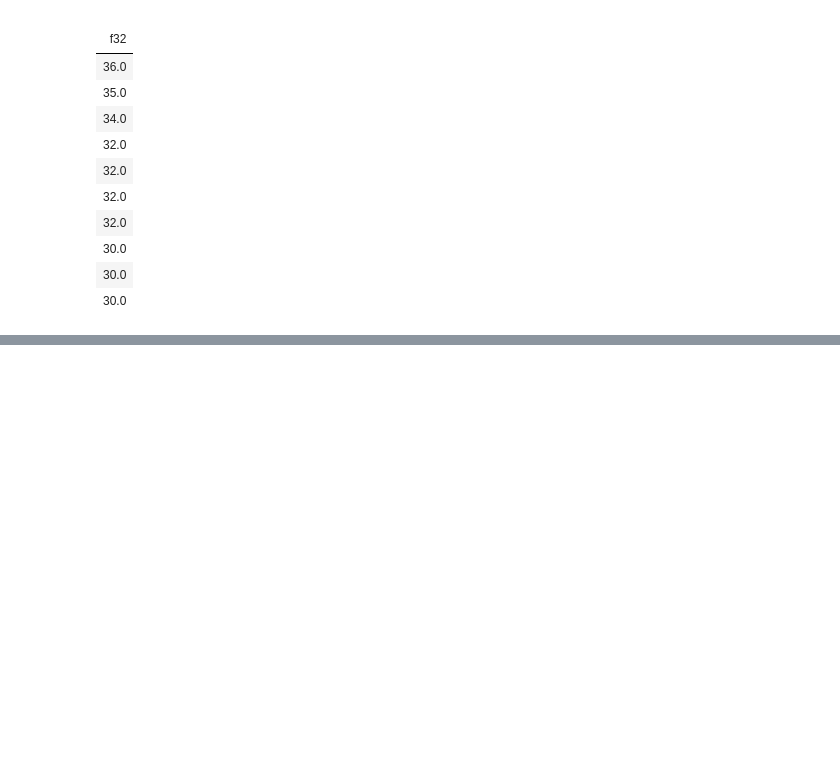
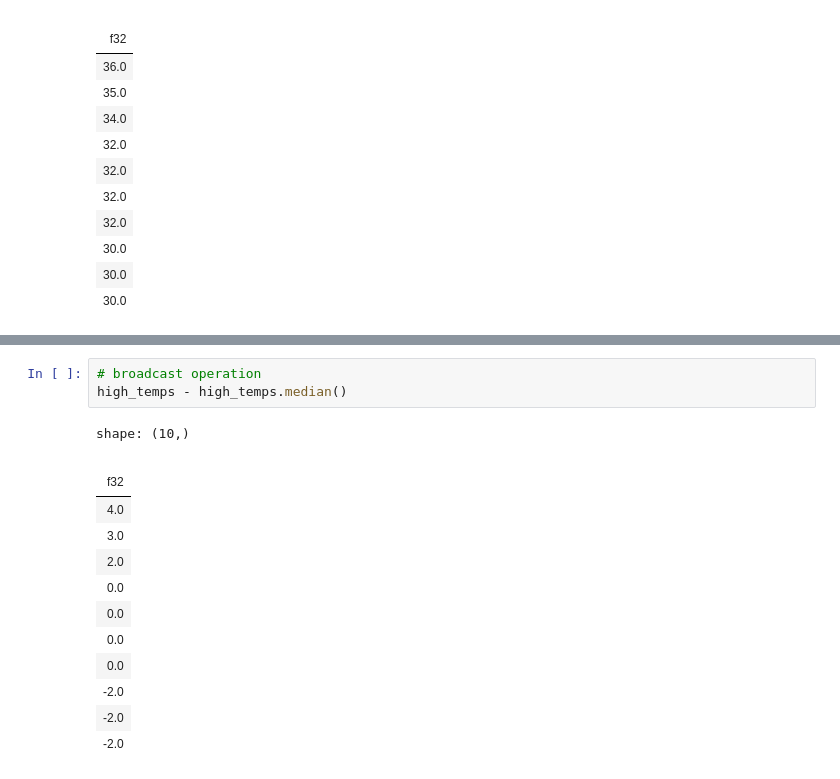
Before and after one commit to opagani/2024-08Aug-25-polars, a Jupyter notebook: LernerPython - 2024-08Aug-25-polars.ipynb, the cells around one changed output, grey strips where cells are left out. Saved outputs shown, nothing was run; the diff lists cells and outputs as text; blank space fills up the shorter version.

```diff
--- a/LernerPython - 2024-08Aug-25-polars.ipynb
+++ b/LernerPython - 2024-08Aug-25-polars.ipynb
@@ -380,0 +413,17 @@ shape: (10,)
+# %%
+# broadcast operation
+high_temps - high_temps.median()
+# %% [output]
+shape: (10,)
+|  |
+| f32 |
+| 4.0 |
+| 3.0 |
+| 2.0 |
+| 0.0 |
+| 0.0 |
+| 0.0 |
+| 0.0 |
+| -2.0 |
+| -2.0 |
+| -2.0 |
```
Also changed, not shown: parts of 3 cells of this notebook.
